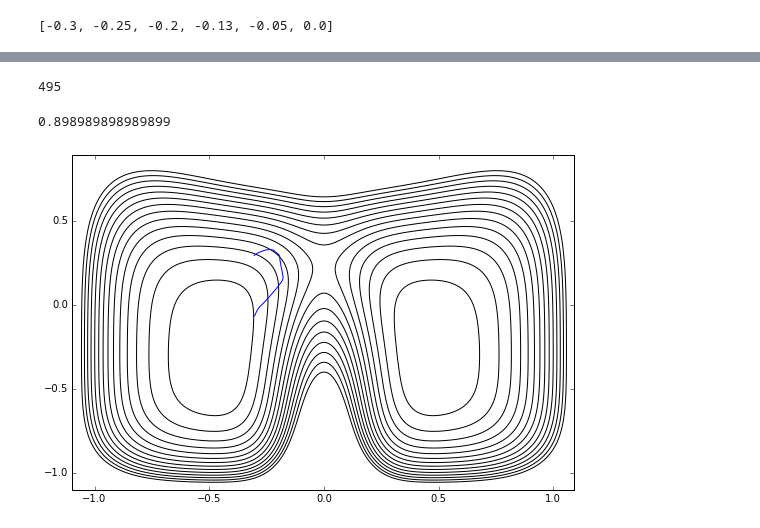
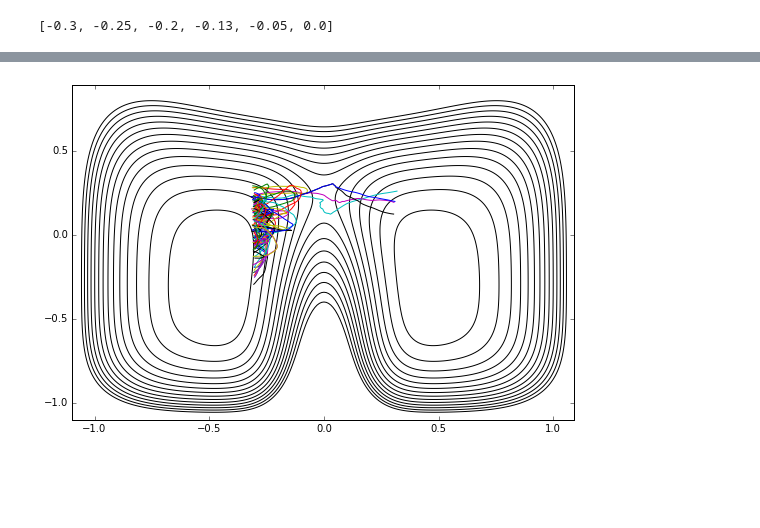
Before and after one commit to openpathsampling/openpathsampling, a Jupyter notebook: examples/ipython/toy_analysis.ipynb, the cells around one changed output, grey strips where cells are left out. Drawn from its saved outputs; the diff is of its cells as text; code cells hidden in the pictures; blank space fills up the shorter version.

```diff
--- a/examples/ipython/toy_analysis.ipynb
+++ b/examples/ipython/toy_analysis.ipynb
@@ -98,8 +94,3 @@ pes = (toys.toy_pes.OuterWalls([1.0, 1.0], [0.0, 0.0]) +
 from toy_plot_helpers import ToyPlot
 plot = ToyPlot()
 plot.add_pes(pes)
-# %%
-ens0_traj = [s.trajectory for s in storage.sample if s.ensemble == tis.ensembles[0]]
-len(ens0_traj)
-# %% [output]
-495
@@ -108,17 +97,10 @@ ens0_acc = [s.details.accepted for s in storage.sample if s.ensemble == tis.ense
-# %%
-tot = 0
-for acc in ens0_acc:
-    tot += 1 if acc==True else 0
-float(tot) / len(ens0_acc)
-# %% [output]
-0.898989898989899
 # %%
-#plt.figure(figsize=(20,10))
+ens0_traj = [s.trajectory for s in storage.sample if s.ensemble == tis.ensembles[0]]
 plt.contour(plot.X, plot.Y, plot._pes, levels=np.arange(0.0, 1.5, 0.1), colors='k')
-for mytraj in [ens0_traj[0]]:#[slice(None,None,10)]:
+for mytraj in ens0_traj[slice(None,None,10)]:
     plt.plot(mytraj.coordinates()[:,0,0], mytraj.coordinates()[:,0,1])
 # %% [output]
-[figure, old version]
+[figure, new version]
 # %%
 from openpathsampling.analysis.histogram import histograms_to_pandas_dataframe
 df = histograms_to_pandas_dataframe(tis.histograms['max_lambda'].values(), fcn="reverse_cumulative").sort(axis=1)
```
Also changed, not shown: parts of 17 cells of this notebook.
